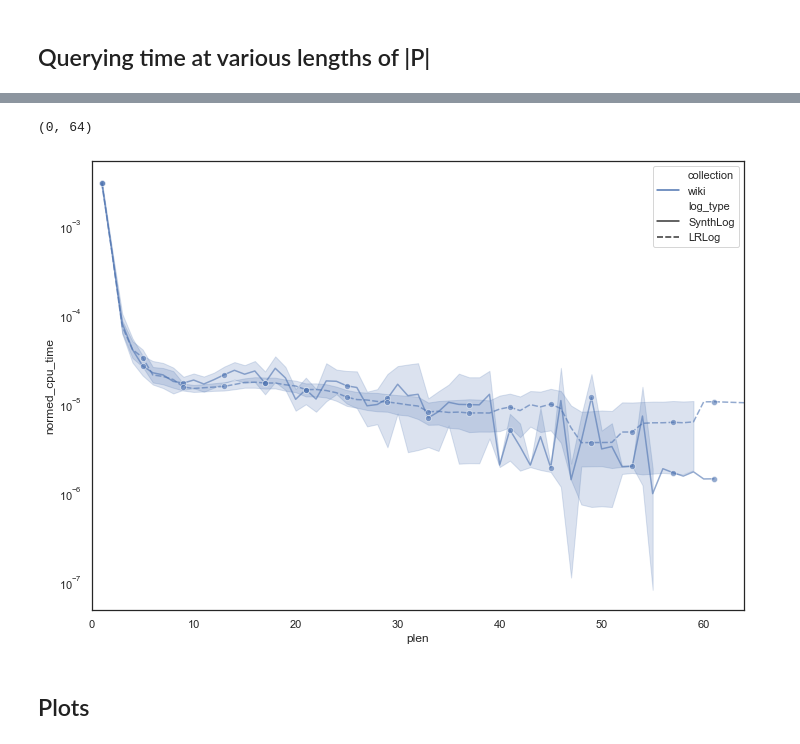
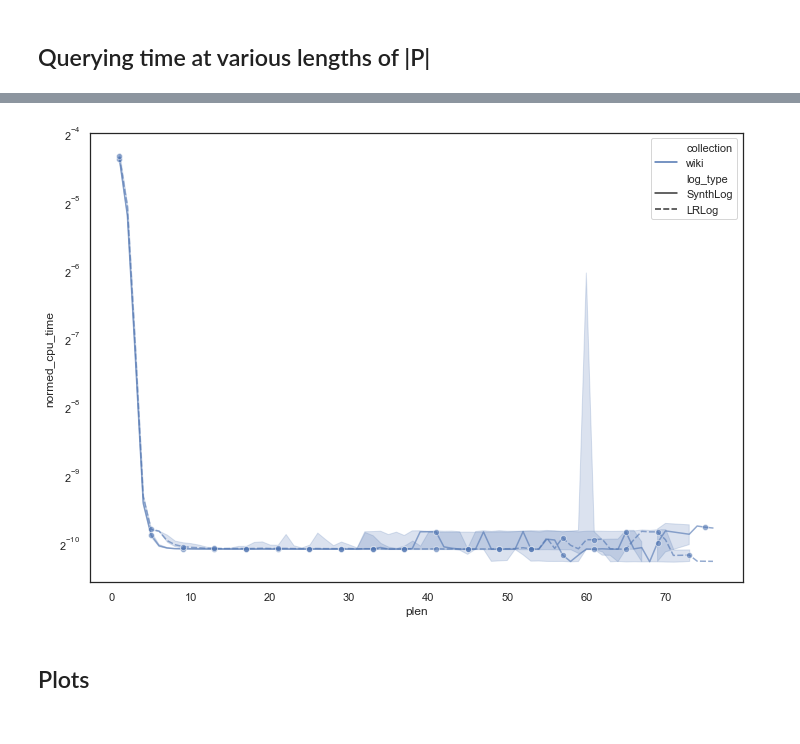
Before and after one commit to unnikrishnanta/qac-eval, a Jupyter notebook: Python/Notebooks/QueryTimes.ipynb, the cells around one changed output, grey strips where cells are left out. Drawn from its saved outputs; the diff is of its cells as text; code cells hidden in the pictures.

```diff
--- a/Python/Notebooks/QueryTimes.ipynb
+++ b/Python/Notebooks/QueryTimes.ipynb
@@ -9,7 +9,7 @@ import numpy as np
 sns.set(rc={'figure.figsize': (11.7, 8.27)}, style="white", color_codes=True)
 plt.rc('pdf', fonttype=42)  # Embed font
 # %%
-wiki_qdf = pd.read_csv('../../export/data/time-bm/query-collsize/wiki.csv', index_col=None)
+wiki_qdf = pd.read_csv('../../export/data/query-collsize/wiki.csv', index_col=None)
 # %%
 for x in wiki_qdf.tail().name.str.split('/'):
     print(x)
@@ -270,6 +289,6 @@ def load_qtime_plen_df(file_name):
     return qtime_plen_df
 # %%
-wiki_qtime_plen_df = load_qtime_plen_df('../../export/data/test/query-plen/wiki-plen-qtime.csv')
+wiki_qtime_plen_df = load_qtime_plen_df('../../export/data/query-plen/wiki-plen-qtime.csv')
 # %%
 combined_qtime_plen_df = wiki_qtime_plen_df
 # %%
@@ -314,14 +352,13 @@ combined_qtime_plen_df.head()
 # %%
-sliced_df = combined_qtime_plen_df[(combined_qtime_plen_df.qac_impl == qac_impl)
-                                  ]
+sliced_df = combined_qtime_plen_df[(combined_qtime_plen_df.qac_impl == qac_impl)]
 ax = sns.lineplot(x='plen', y='normed_cpu_time', hue='collection', style='log_type', data=sliced_df,
-                  marker='o', markevery=4, alpha=.6)
+                  marker='o', markevery=4, alpha=.6, estimator=np.median)
 
-plt.yscale('log')
-ax.set_xlim([0,64])
+plt.yscale('log', basey=2)
+# plt.xscale('log', basex=2)
+# ax.set_xlim([0,64])
 # %% [output]
-(0, 64)
-[figure, old version]
+[figure, new version]
 # %% [markdown]
 ## Plots
 # %% [markdown]
```
Also changed, not shown: parts of 11 cells of this notebook, 6 other files.
